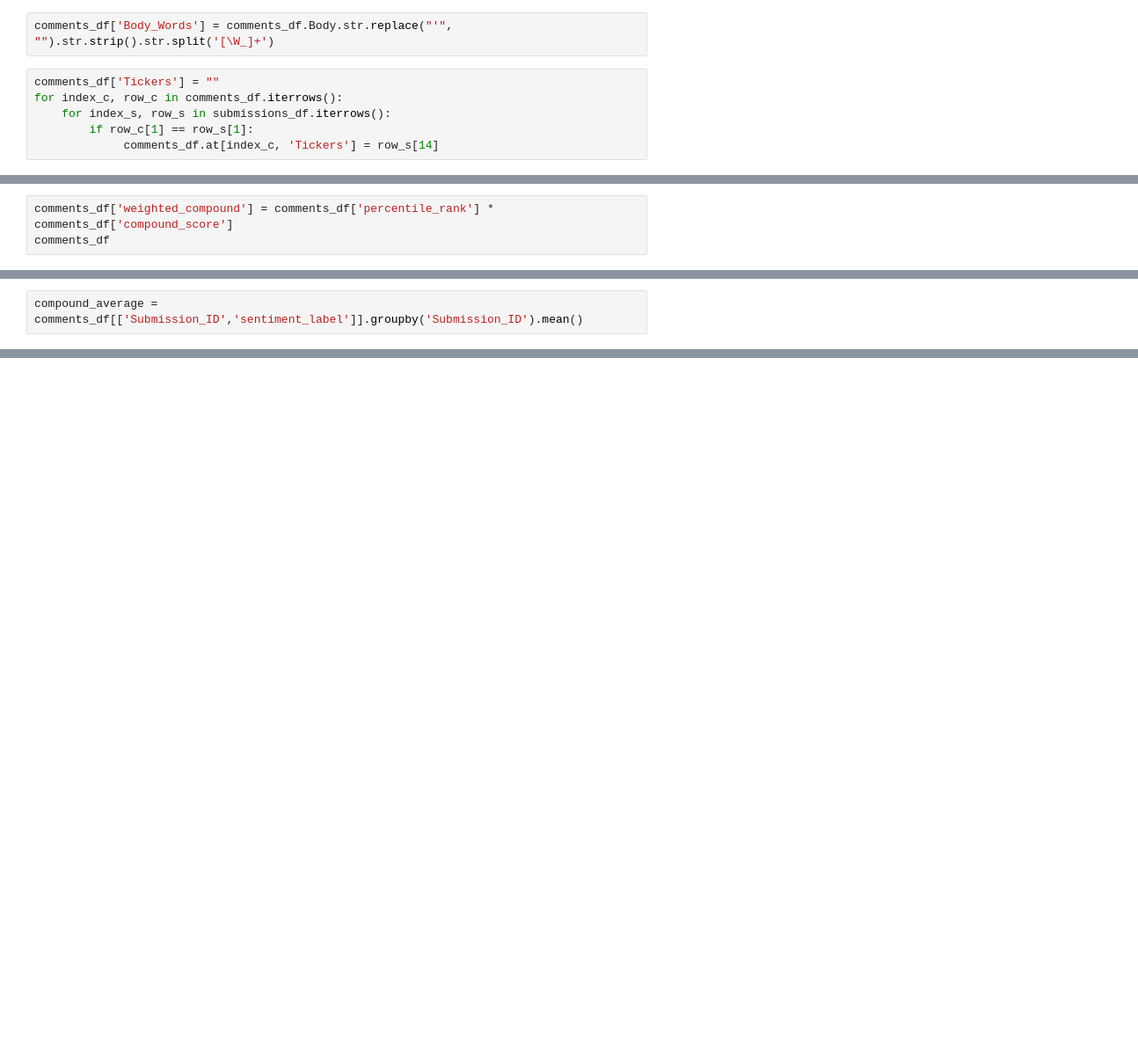
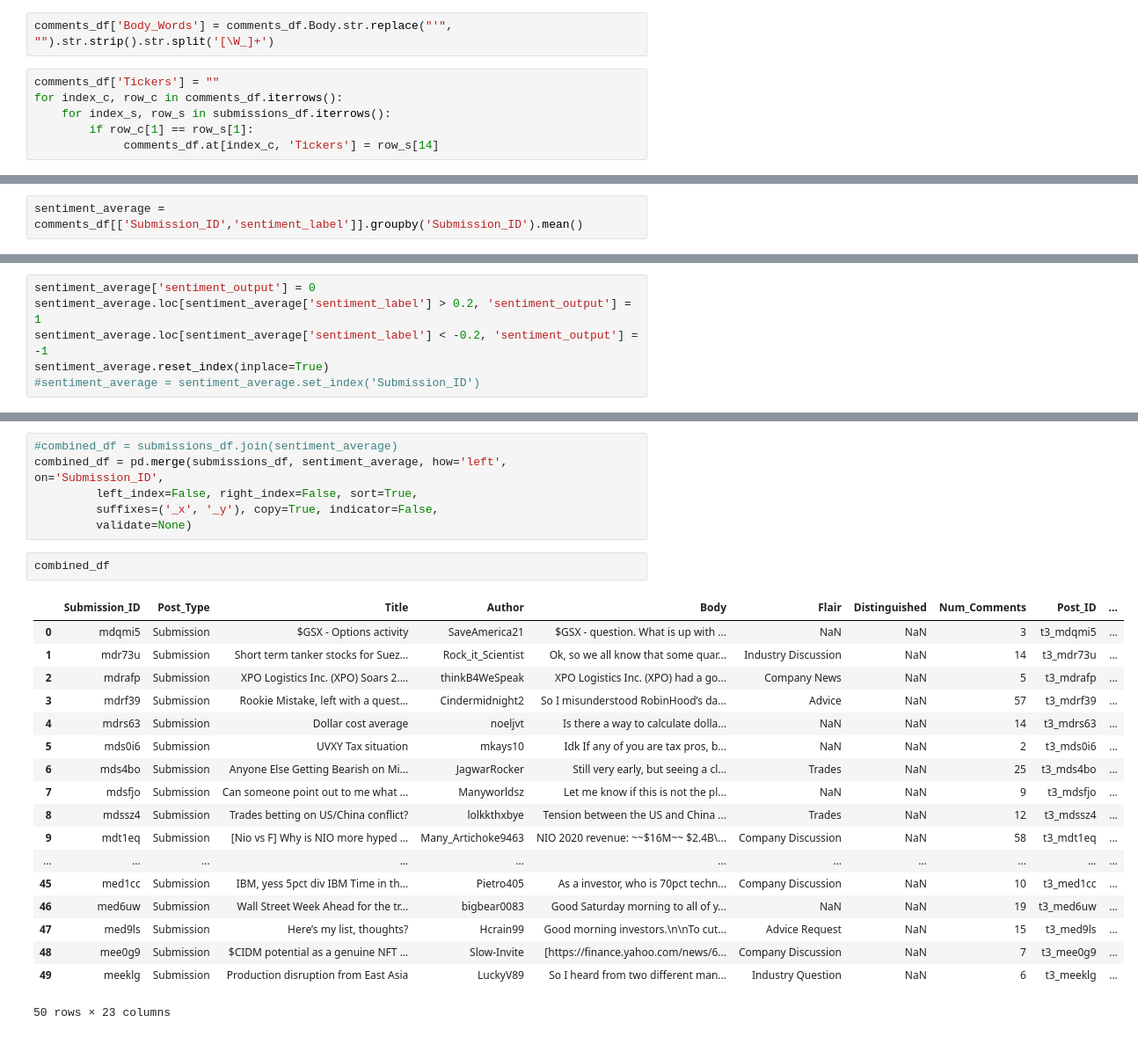
Before and after one commit to MadisonL19/reddit_ticker_analysis, a Jupyter notebook: model.ipynb, the cells around one changed output, grey strips where cells are left out. Shown: that part at 88% size. Drawn from its saved outputs; the diff is of its cells as text; blank space fills up the shorter version.

Commit message:
Updating sentiment model

```diff
--- a/model.ipynb
+++ b/model.ipynb
@@ -237,3 +228,0 @@ comments_df['percentile_rank']=comments_df.Score.rank(pct=True)
-# %%
-comments_df['weighted_compound'] = comments_df['percentile_rank'] * comments_df['compound_score']
-comments_df
@@ -263,2 +248,2 @@ comments_df.loc[comments_df['Submission_ID'] == 'm50u8p']
 # %%
-compound_average = comments_df[['Submission_ID','sentiment_label']].groupby('Submission_ID').mean()
+sentiment_average = comments_df[['Submission_ID','sentiment_label']].groupby('Submission_ID').mean()
@@ -268,0 +250,6 @@ submissions_df.head()
+# %%
+sentiment_average['sentiment_output'] = 0
+sentiment_average.loc[sentiment_average['sentiment_label'] > 0.2, 'sentiment_output'] = 1
+sentiment_average.loc[sentiment_average['sentiment_label'] < -0.2, 'sentiment_output'] = -1
+sentiment_average.reset_index(inplace=True)
+#sentiment_average = sentiment_average.set_index('Submission_ID')
@@ -268,0 +276,27 @@ submissions_df.head()
+# %%
+#combined_df = submissions_df.join(sentiment_average)
+combined_df = pd.merge(submissions_df, sentiment_average, how='left', on='Submission_ID',
+         left_index=False, right_index=False, sort=True,
+         suffixes=('_x', '_y'), copy=True, indicator=False,
+         validate=None)
+# %%
+combined_df
+# %% [output]
+|  | Submission_ID | Post_Type | Title | Author | Body | Flair | Distinguished | Num_Comments | Post_ID | ... |
+| 0 | mdqmi5 | Submission | $GSX - Options activity | SaveAmerica21 | $GSX - question. What is up with ... | NaN | NaN | 3 | t3_mdqmi5 | ... |
+| 1 | mdr73u | Submission | Short term tanker stocks for Suez... | Rock_it_Scientist | Ok, so we all know that some quar... | Industry Discussion | NaN | 14 | t3_mdr73u | ... |
+| 2 | mdrafp | Submission | XPO Logistics Inc. (XPO) Soars 2.... | thinkB4WeSpeak | XPO Logistics Inc. (XPO) had a go... | Company News | NaN | 5 | t3_mdrafp | ... |
+| 3 | mdrf39 | Submission | Rookie Mistake, left with a quest... | Cindermidnight2 | So I misunderstood RobinHood’s da... | Advice | NaN | 57 | t3_mdrf39 | ... |
+| 4 | mdrs63 | Submission | Dollar cost average | noeljvt | Is there a way to calculate dolla... | NaN | NaN | 14 | t3_mdrs63 | ... |
+| 5 | mds0i6 | Submission | UVXY Tax situation | mkays10 | Idk If any of you are tax pros, b... | NaN | NaN | 2 | t3_mds0i6 | ... |
+| 6 | mds4bo | Submission | Anyone Else Getting Bearish on Mi... | JagwarRocker | Still very early, but seeing a cl... | Trades | NaN | 25 | t3_mds4bo | ... |
+| 7 | mdsfjo | Submission | Can someone point out to me what ... | Manyworldsz | Let me know if this is not the pl... | NaN | NaN | 9 | t3_mdsfjo | ... |
+| 8 | mdssz4 | Submission | Trades betting on US/China conflict? | lolkkthxbye | Tension between the US and China ... | Trades | NaN | 12 | t3_mdssz4 | ... |
+| 9 | mdt1eq | Submission | [Nio vs F] Why is NIO more hyped ... | Many_Artichoke9463 | NIO 2020 revenue: ~~$16M~~ $2.4B\... | Company Discussion | NaN | 58 | t3_mdt1eq | ... |
+| ... | ... | ... | ... | ... | ... | ... | ... | ... | ... | ... |
+| 45 | med1cc | Submission | IBM, yess 5pct div IBM Time in th... | Pietro405 | As a investor, who is 70pct techn... | Company Discussion | NaN | 10 | t3_med1cc | ... |
+| 46 | med6uw | Submission | Wall Street Week Ahead for the tr... | bigbear0083 | Good Saturday morning to all of y... | NaN | NaN | 19 | t3_med6uw | ... |
+| 47 | med9ls | Submission | Here’s my list, thoughts? | Hcrain99 | Good morning investors.\n\nTo cut... | Advice Request | NaN | 15 | t3_med9ls | ... |
+| 48 | mee0g9 | Submission | $CIDM potential as a genuine NFT ... | Slow-Invite | [https://finance.yahoo.com/news/6... | Company Discussion | NaN | 7 | t3_mee0g9 | ... |
+| 49 | meeklg | Submission | Production disruption from East Asia | LuckyV89 | So I heard from two different man... | Industry Question | NaN | 6 | t3_meeklg | ... |
+50 rows × 23 columns
```
Also changed, not shown: parts of 15 cells of this notebook.
